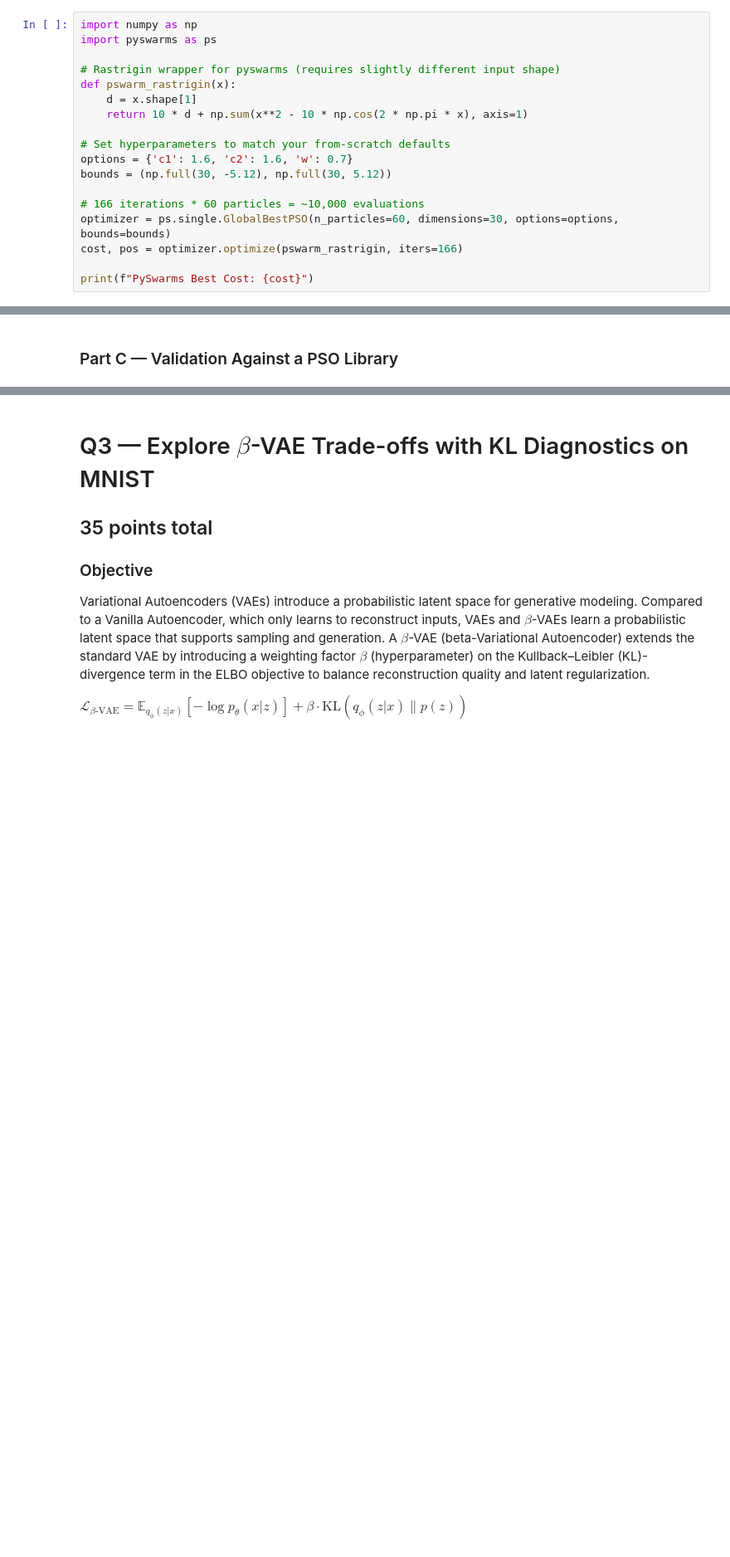
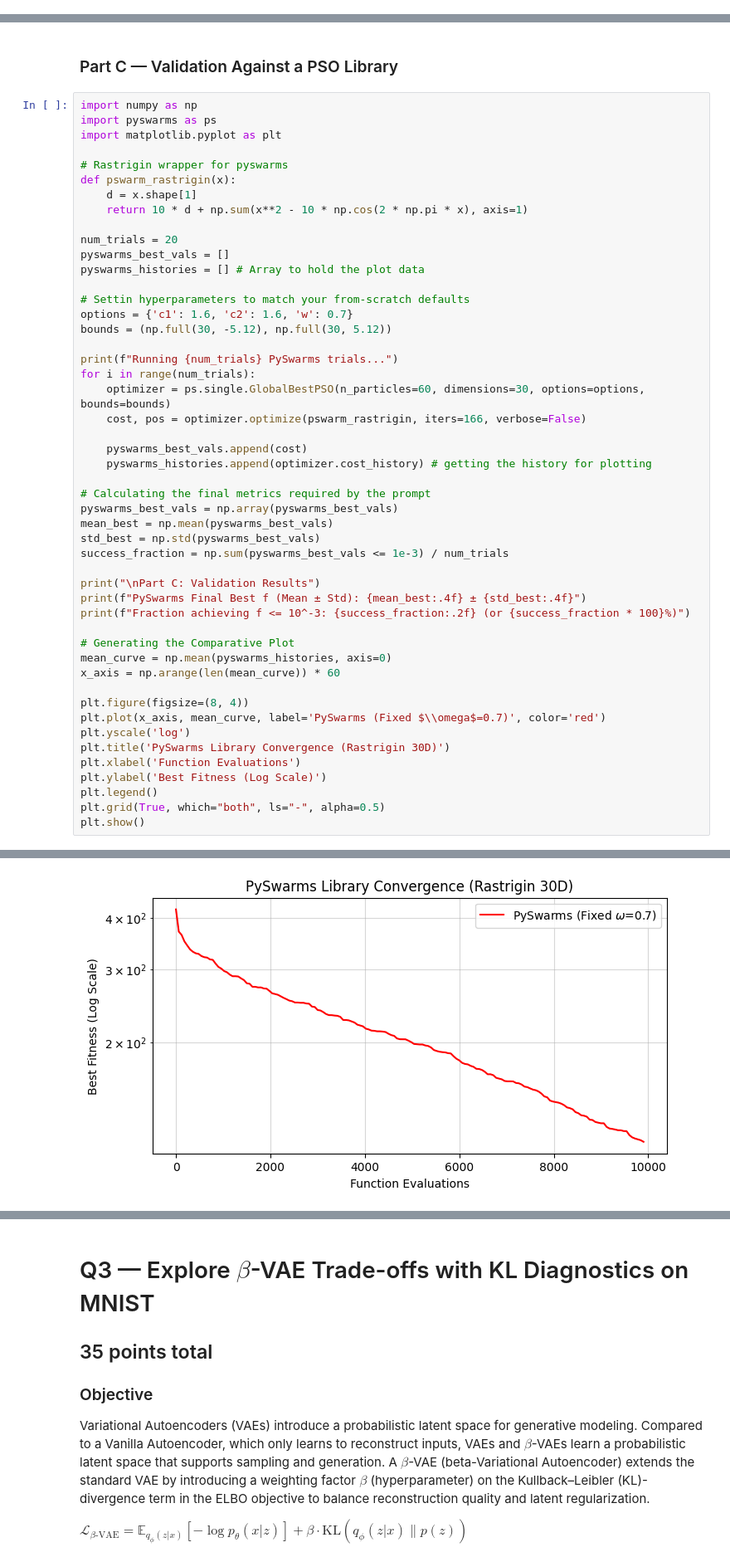
Before and after one commit to devisw0/AI-Algorithm-Design-and-Analysis---705.623, a Jupyter notebook: Assignments/HW4.ipynb, the cells around one changed output, grey strips where cells are left out. Shown at 83% size. Cells and saved outputs as stored; diff of their text form; blank space fills up the shorter version.

```diff
--- a/Assignments/HW4.ipynb
+++ b/Assignments/HW4.ipynb
@@ -589,21 +589,3 @@ Trial 11 | Evaluations: 10020 | Best Rastrigin Value: 31.859893
 Mean Best Value: 45.112531
 Std Deviation:   14.892925
 Global Minimum Found: 17.932651
-# %%
-import numpy as np
-import pyswarms as ps
-
-# Rastrigin wrapper for pyswarms (requires slightly different input shape)
-def pswarm_rastrigin(x):
-    d = x.shape[1]
-    return 10 * d + np.sum(x**2 - 10 * np.cos(2 * np.pi * x), axis=1)
-
-# Set hyperparameters to match your from-scratch defaults
-options = {'c1': 1.6, 'c2': 1.6, 'w': 0.7}
-bounds = (np.full(30, -5.12), np.full(30, 5.12))
-
-# 166 iterations * 60 particles = ~10,000 evaluations
-optimizer = ps.single.GlobalBestPSO(n_particles=60, dimensions=30, options=options, bounds=bounds)
-cost, pos = optimizer.optimize(pswarm_rastrigin, iters=166)
-
-print(f"PySwarms Best Cost: {cost}")
@@ -692,3 +666,53 @@ Exploitation is where the cognitive and social coefficiant are high and there is
 The linear decay schedule successfully manages the trade off by starting with high exploration to find the correct region and finishing with high exploitation to locate the optimum.
 # %% [markdown]
 ### Part C — Validation Against a PSO Library
+# %%
+import numpy as np
+import pyswarms as ps
+import matplotlib.pyplot as plt
+
+# Rastrigin wrapper for pyswarms
+def pswarm_rastrigin(x):
+    d = x.shape[1]
+    return 10 * d + np.sum(x**2 - 10 * np.cos(2 * np.pi * x), axis=1)
+
+num_trials = 20
+pyswarms_best_vals = []
+pyswarms_histories = [] # Array to hold the plot data
+
+# Settin hyperparameters to match your from-scratch defaults
+options = {'c1': 1.6, 'c2': 1.6, 'w': 0.7}
+bounds = (np.full(30, -5.12), np.full(30, 5.12))
+
+print(f"Running {num_trials} PySwarms trials...")
+for i in range(num_trials):
+    optimizer = ps.single.GlobalBestPSO(n_particles=60, dimensions=30, options=options, bounds=bounds)
+    cost, pos = optimizer.optimize(pswarm_rastrigin, iters=166, verbose=False)
+
+    pyswarms_best_vals.append(cost)
+    pyswarms_histories.append(optimizer.cost_history) # getting the history for plotting
+
+# Calculating the final metrics required by the prompt
+pyswarms_best_vals = np.array(pyswarms_best_vals)
+mean_best = np.mean(pyswarms_best_vals)
+std_best = np.std(pyswarms_best_vals)
+success_fraction = np.sum(pyswarms_best_vals <= 1e-3) / num_trials
+
+print("\nPart C: Validation Results")
+print(f"PySwarms Final Best f (Mean ± Std): {mean_best:.4f} ± {std_best:.4f}")
+print(f"Fraction achieving f <= 10^-3: {success_fraction:.2f} (or {success_fraction * 100}%)")
+
+# Generating the Comparative Plot
+mean_curve = np.mean(pyswarms_histories, axis=0)
+x_axis = np.arange(len(mean_curve)) * 60
+
+plt.figure(figsize=(8, 4))
+plt.plot(x_axis, mean_curve, label='PySwarms (Fixed $\\omega$=0.7)', color='red')
+plt.yscale('log')
+plt.title('PySwarms Library Convergence (Rastrigin 30D)')
+plt.xlabel('Function Evaluations')
+plt.ylabel('Best Fitness (Log Scale)')
+plt.legend()
+plt.grid(True, which="both", ls="-", alpha=0.5)
+plt.show()
+# %% [output]
@@ -694,0 +724 @@ The linear decay schedule successfully manages the trade off by starting with hi
+[figure, added]
```
Also changed, not shown: parts of 4 cells of this notebook.
